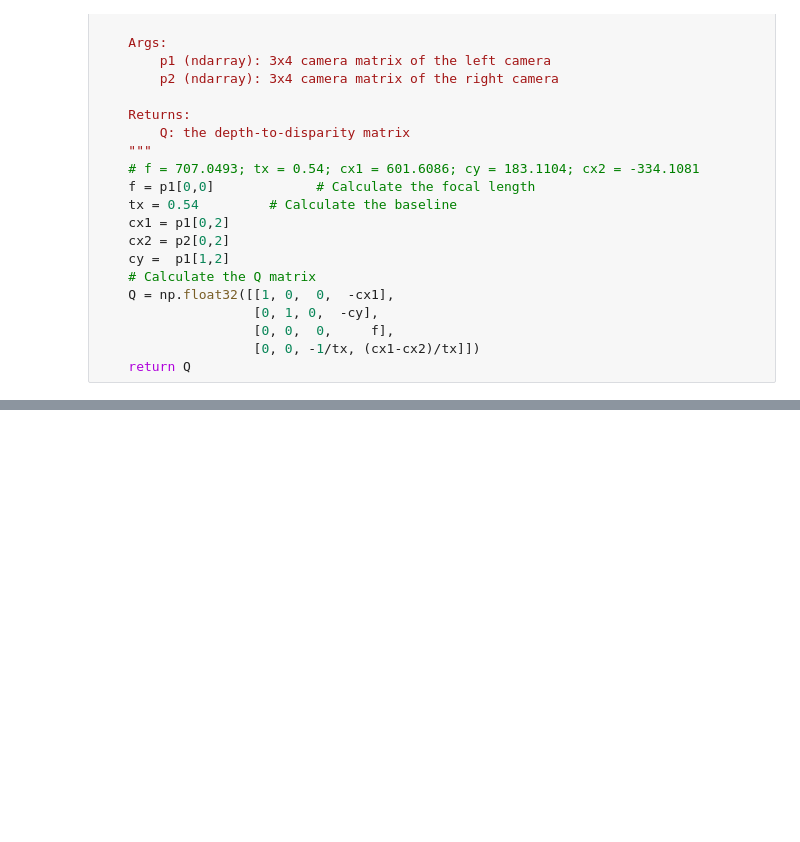
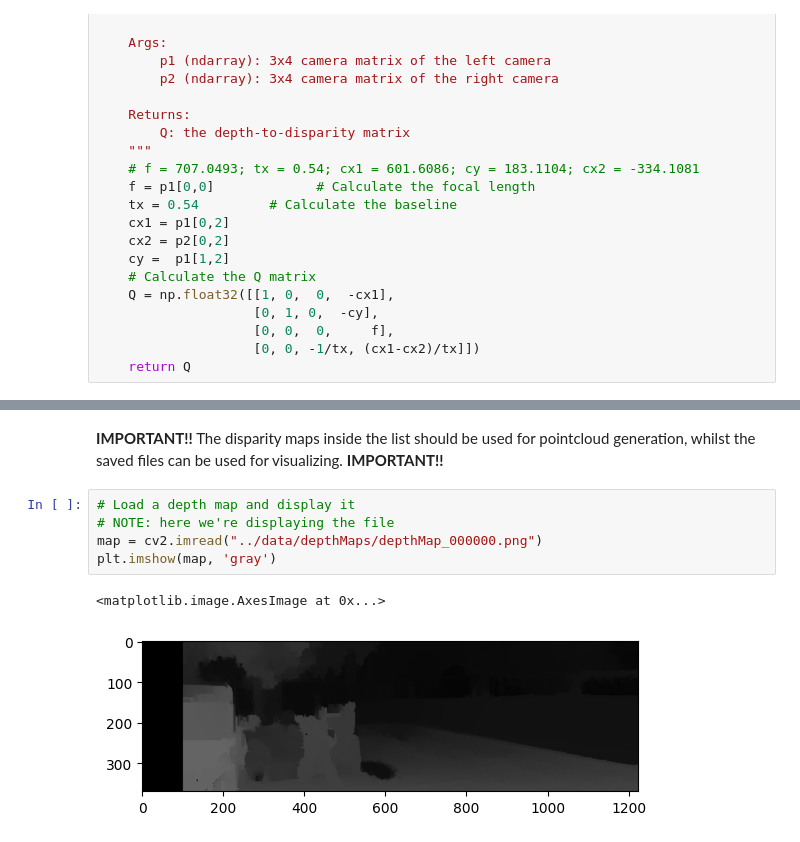
Before and after one commit to alexciru/Pfas-finalProject, a Jupyter notebook: notebooks/3d_recognisionTuning.ipynb, the cells around one changed output, grey strips where cells are left out. Drawn from its saved outputs; the diff is of its cells as text; blank space fills up the shorter version.

Commit message:
Notebook to create depth maps done

```diff
--- a/notebooks/3d_recognisionTuning.ipynb
+++ b/notebooks/3d_recognisionTuning.ipynb
@@ -360,0 +359,10 @@ plt.imshow(blank_img, 'gray')
+# %% [markdown]
+**IMPORTANT!!** The disparity maps inside the list should be used for pointcloud generation, whilst the saved files can be used for visualizing. **IMPORTANT!!**
+# %%
+# Load a depth map and display it
+# NOTE: here we're displaying the file
+map = cv2.imread("../data/depthMaps/depthMap_000000.png")
+plt.imshow(map, 'gray')
+# %% [output]
+<matplotlib.image.AxesImage at 0x...>
+[figure, added]
```
Also changed, not shown: parts of 25 cells of this notebook, 1 other file.
